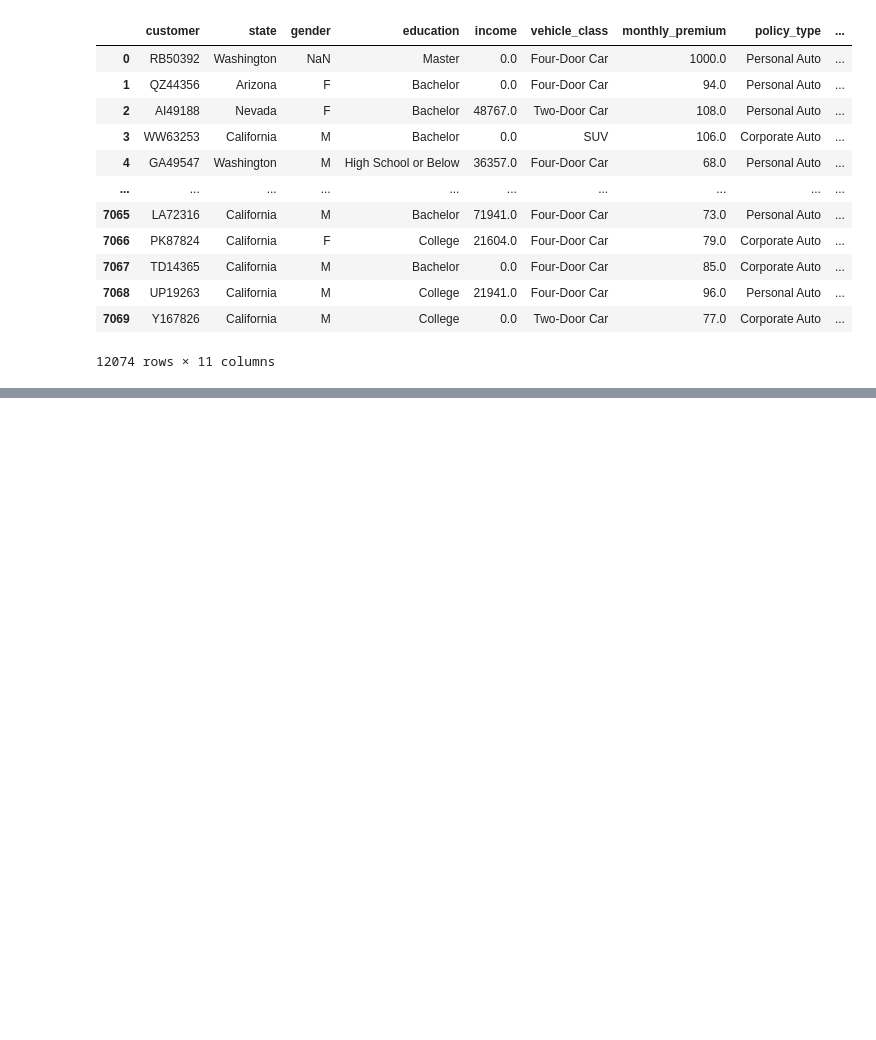
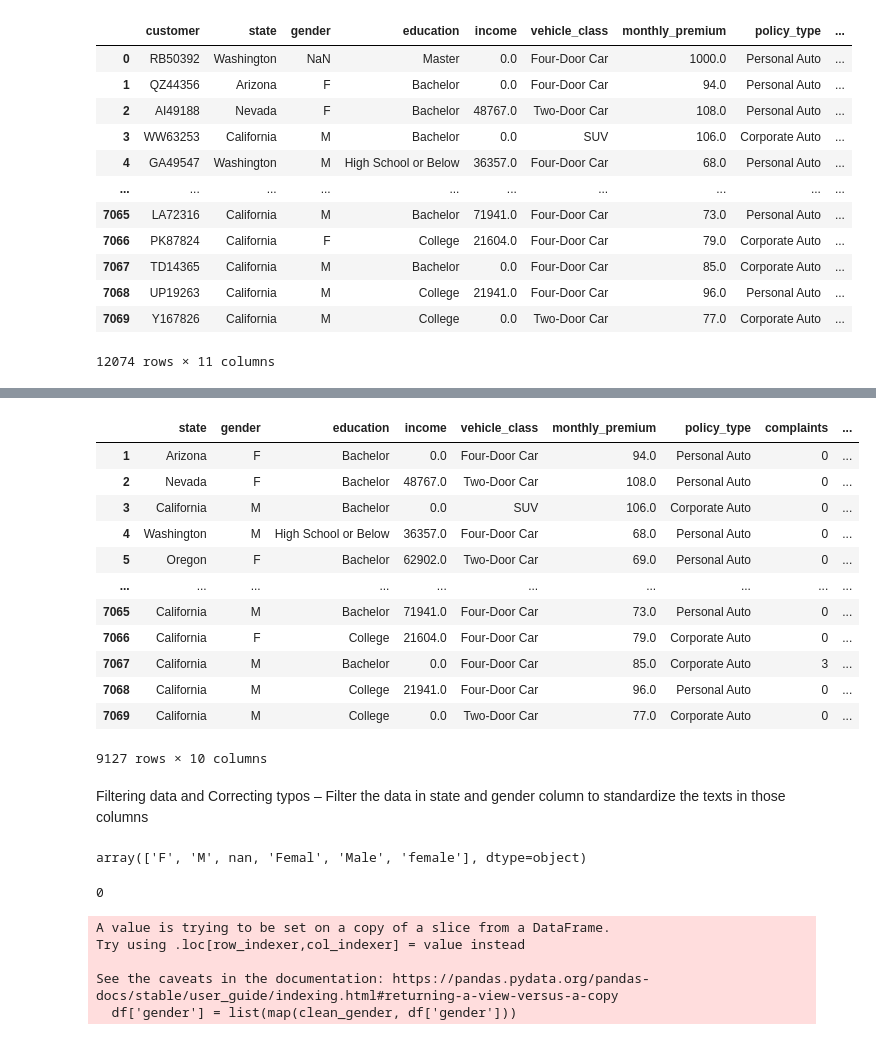
Before and after one commit to MonikaRadominska/MonikaLabs, a Jupyter notebook: Week 2/Health_Lab_Wk2.ipynb, the cells around one changed output, grey strips where cells are left out. Drawn from its saved outputs; the diff is of its cells as text; code cells hidden in the pictures; blank space fills up the shorter version.

```diff
--- a/Week 2/Health_Lab_Wk2.ipynb
+++ b/Week 2/Health_Lab_Wk2.ipynb
@@ -128,0 +190,2 @@ KeyError: "['customer'] not found in axis"
+# %%
+df['clv']=df['clv'].astype(float).round()
@@ -128,0 +198,5 @@ KeyError: "['customer'] not found in axis"
+# %%
+#removing rows with NaN values in the clv column
+df =df.dropna(subset=['clv'])
+# %%
+df['clv']=df['clv'].astype(int)
@@ -128,0 +267,3 @@ KeyError: "['customer'] not found in axis"
+# %%
+#code to remove the elements we didn't need from the complains column
+df['complaints'] = df['complaints'].apply(lambda x: str(x.split('/')[1]) if '/' in str(x) else x)
@@ -128,0 +279,30 @@ KeyError: "['customer'] not found in axis"
+# %%
+df.complaints.value_counts()
+df
+# %% [output]
+|  | state | gender | education | income | vehicle_class | monthly_premium | policy_type | complaints | ... |
+| 1 | Arizona | F | Bachelor | 0.0 | Four-Door Car | 94.0 | Personal Auto | 0 | ... |
+| 2 | Nevada | F | Bachelor | 48767.0 | Two-Door Car | 108.0 | Personal Auto | 0 | ... |
+| 3 | California | M | Bachelor | 0.0 | SUV | 106.0 | Corporate Auto | 0 | ... |
+| 4 | Washington | M | High School or Below | 36357.0 | Four-Door Car | 68.0 | Personal Auto | 0 | ... |
+| 5 | Oregon | F | Bachelor | 62902.0 | Two-Door Car | 69.0 | Personal Auto | 0 | ... |
+| ... | ... | ... | ... | ... | ... | ... | ... | ... | ... |
+| 7065 | California | M | Bachelor | 71941.0 | Four-Door Car | 73.0 | Personal Auto | 0 | ... |
+| 7066 | California | F | College | 21604.0 | Four-Door Car | 79.0 | Corporate Auto | 0 | ... |
+| 7067 | California | M | Bachelor | 0.0 | Four-Door Car | 85.0 | Corporate Auto | 3 | ... |
+| 7068 | California | M | College | 21941.0 | Four-Door Car | 96.0 | Personal Auto | 0 | ... |
+| 7069 | California | M | College | 0.0 | Two-Door Car | 77.0 | Corporate Auto | 0 | ... |
+9127 rows × 10 columns
+# %% [markdown]
+Filtering data and Correcting typos – Filter the data in state and gender column to standardize the texts in those columns
+# %%
+#check what genders are listed
+df['gender'].unique()
+# %% [output]
+array(['F', 'M', nan, 'Femal', 'Male', 'female'], dtype=object)
+# %%
+#check which values are missing in the gender column
+len(df[df['gender'].isna()==True])
+#df['gender'].isnull().sum()
+# %% [output]
+0
@@ -128,0 +317,8 @@ KeyError: "['customer'] not found in axis"
+# %%
+df['gender'] = list(map(clean_gender, df['gender']))
+# %% [output]
+A value is trying to be set on a copy of a slice from a DataFrame.
+Try using .loc[row_indexer,col_indexer] = value instead
+
+See the caveats in the documentation: https://pandas.pydata.org/pandas-docs/stable/user_guide/indexing.html#returning-a-view-versus-a-copy
+  df['gender'] = list(map(clean_gender, df['gender']))
```
Also changed, not shown: parts of 24 cells of this notebook.
